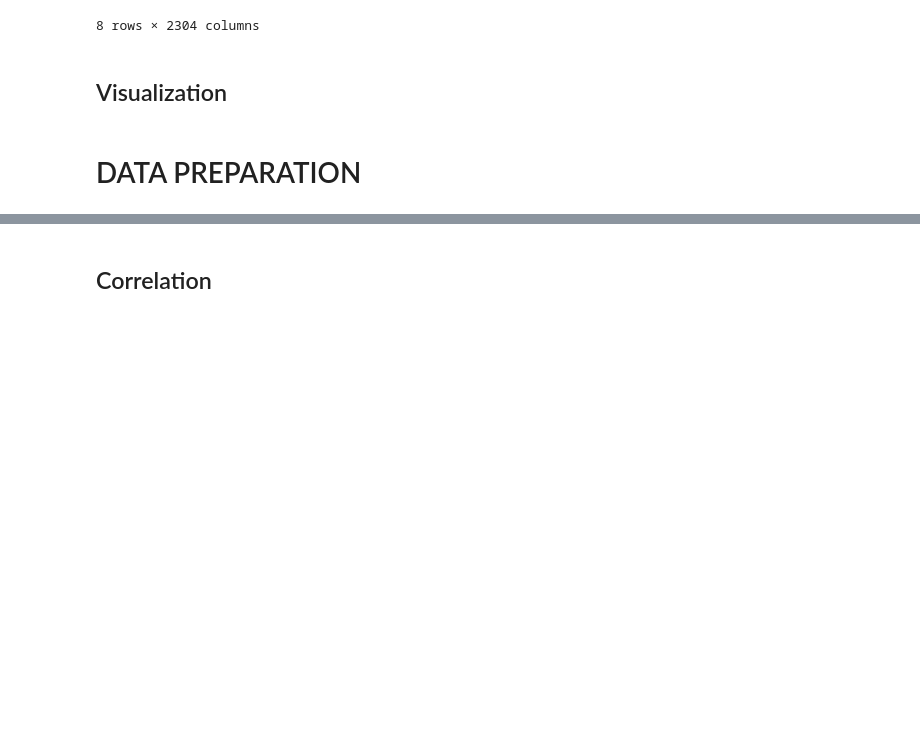
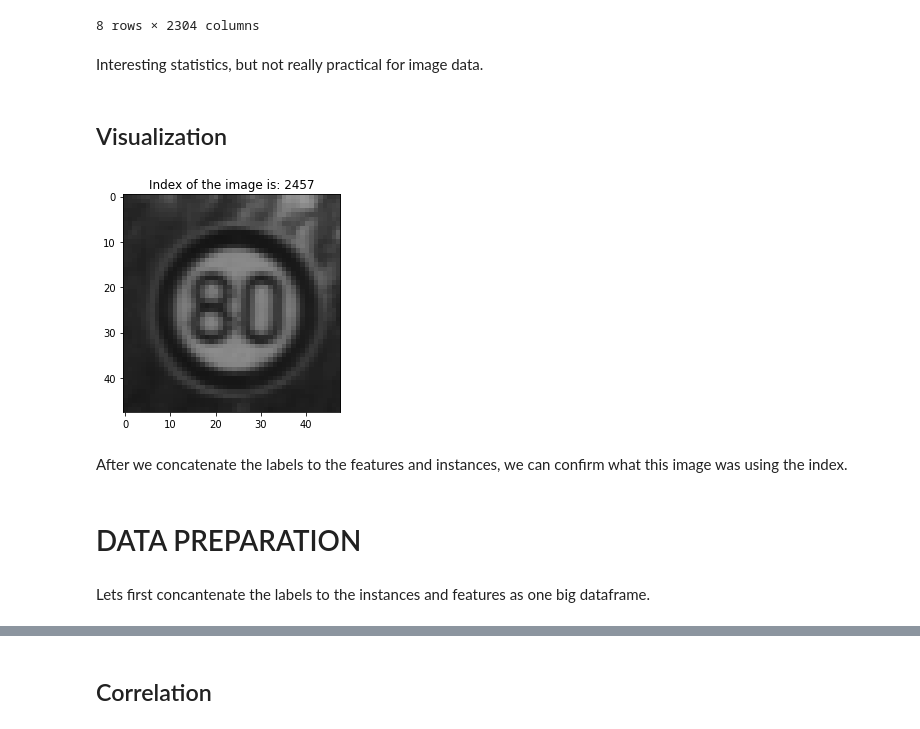
Before and after one commit to timkofu/F21DL, a Jupyter notebook: classy/view/jupyter_notebook/Coursework One.ipynb, the cells around one changed output, grey strips where cells are left out. Drawn from its saved outputs; the diff is of its cells as text; code cells hidden in the pictures; blank space fills up the shorter version.

```diff
--- a/classy/view/jupyter_notebook/Coursework One.ipynb
+++ b/classy/view/jupyter_notebook/Coursework One.ipynb
@@ -134,5 +139,7 @@ x_train_gr_smpl.describe()
 | 75% | 136.000000 | 136.000000 | 135.000000 | 136.000000 | 137.000000 | 137.000000 | 140.000000 | 140.000000 | 140.000000 | 140.000000 | ... | ... |
 | max | 255.000000 | 255.000000 | 255.000000 | 255.000000 | 255.000000 | 255.000000 | 255.000000 | 255.000000 | 255.000000 | 255.000000 | ... | ... |
 8 rows × 2304 columns
+# %% [markdown]
+Interesting statistics, but not really practical for image data.
 # %% [markdown]
 ## Visualization
@@ -139,2 +152,14 @@ x_train_gr_smpl.describe()
+# %%
+# Lets see a random image
+random_sample = x_train_gr_smpl.sample(1)
+random_sample_index = random_sample.index.values[0] # We'll need this later
+
+visualize_image(random_sample, plt)
+# %% [output]
+[figure, added]
+# %% [markdown]
+After we concatenate the labels to the features and instances, we can confirm what this image was using the index.
 # %% [markdown]
 # DATA PREPARATION
+# %% [markdown]
+Lets first concantenate the labels to the instances and features as one big dataframe.
```
Also changed, not shown: parts of 52 cells of this notebook, 5 other files.
